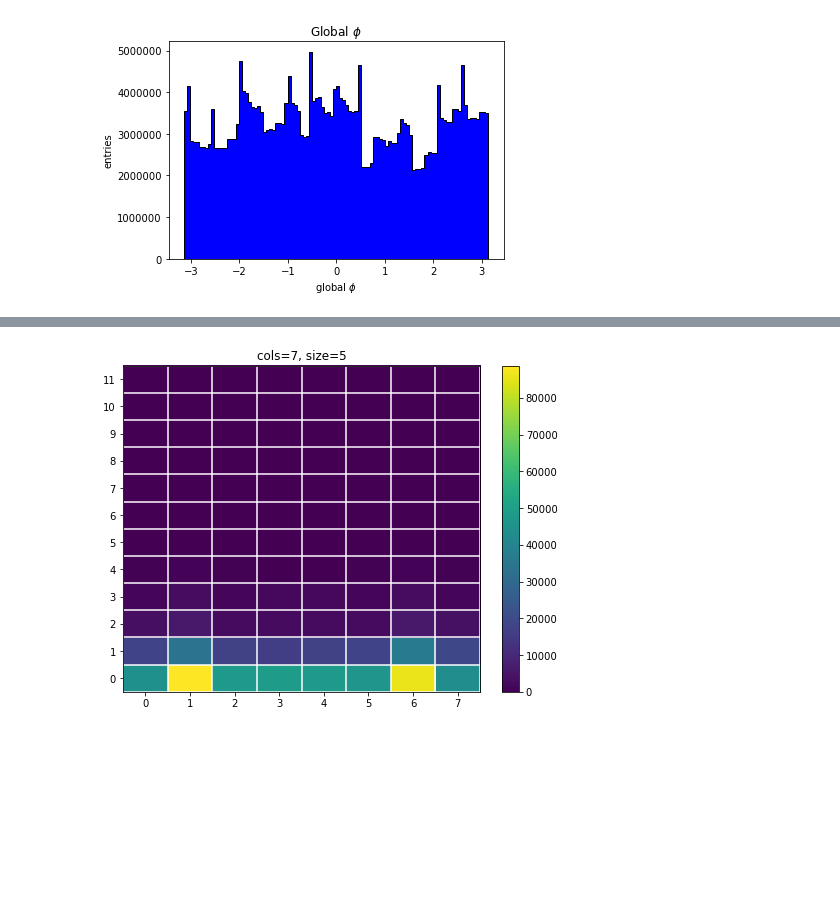
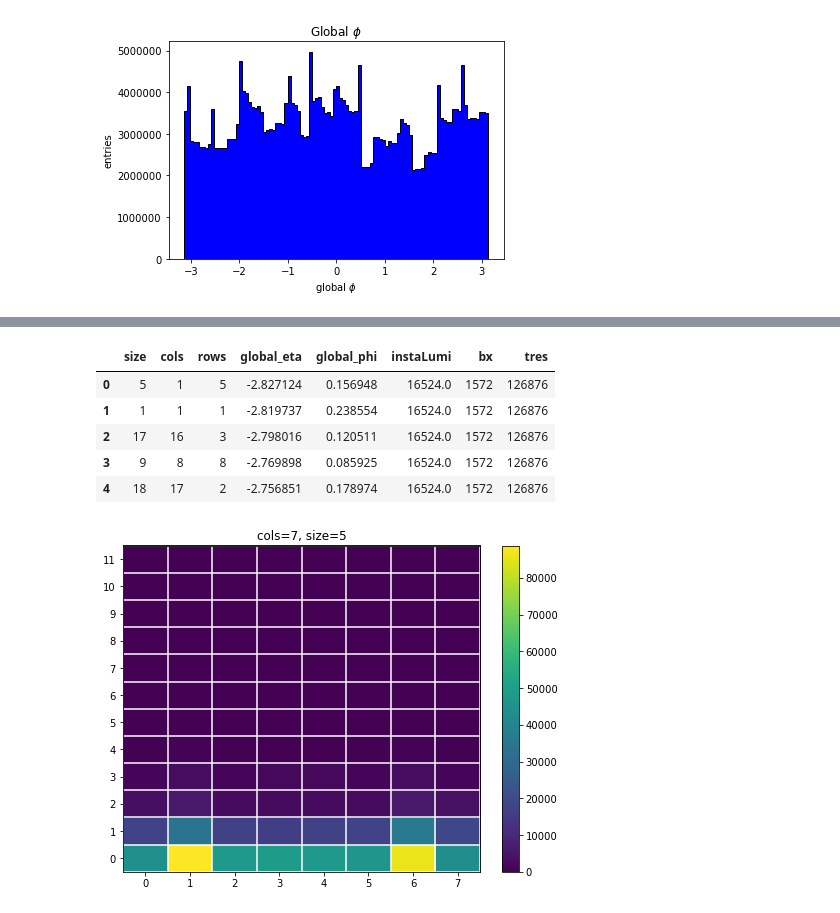
Before and after one commit to mmarchegiani/L1-BrokenClusters, a Jupyter notebook: explore_lumi.ipynb, the cells around one changed output, grey strips where cells are left out. Drawn from its saved outputs; the diff is of its cells as text; code cells hidden in the pictures; blank space fills up the shorter version.

```diff
--- a/explore_lumi.ipynb
+++ b/explore_lumi.ipynb
@@ -50,3 +63,13 @@ print(df_grid['cols'].max())
+# %%
+df_grid = tree.pandas.df([b'size', b'cols', b'rows', b'global_eta', b'global_phi', b'instaLumi', b'bx', b'tres'])
+df_grid.head()
+# %% [output]
+|  | size | cols | rows | global_eta | global_phi | instaLumi | bx | tres |
+| 0 | 5 | 1 | 5 | -2.827124 | 0.156948 | 16524.0 | 1572 | 126876 |
+| 1 | 1 | 1 | 1 | -2.819737 | 0.238554 | 16524.0 | 1572 | 126876 |
+| 2 | 17 | 16 | 3 | -2.798016 | 0.120511 | 16524.0 | 1572 | 126876 |
+| 3 | 9 | 8 | 8 | -2.769898 | 0.085925 | 16524.0 | 1572 | 126876 |
+| 4 | 18 | 17 | 2 | -2.756851 | 0.178974 | 16524.0 | 1572 | 126876 |
 # %%
 df_grid['tres']
 # %%
```
Also changed, not shown: parts of 1 cell of this notebook.
